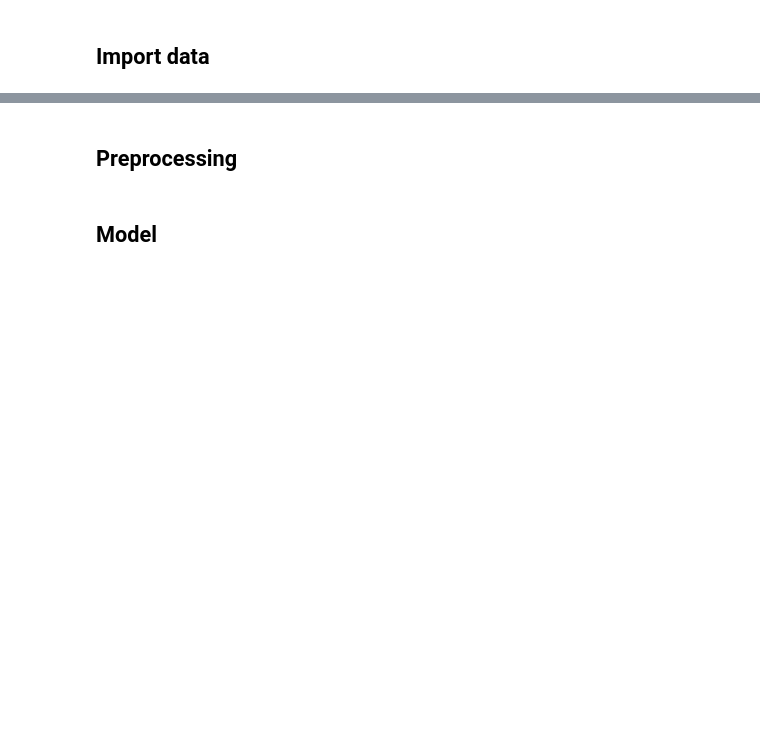
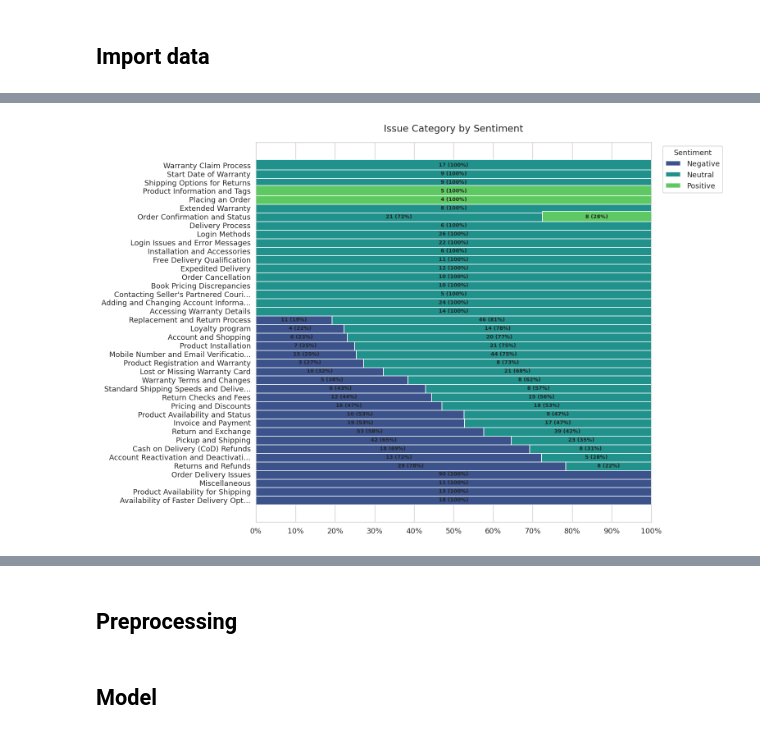
Before and after one commit to Ksksksksksksksks/di725_assignment1, a Jupyter notebook: sentiment-transformer.ipynb, the cells around one changed output, grey strips where cells are left out. Cells and saved outputs as stored; diff of their text form; code cells hidden in the pictures; blank space fills up the shorter version.

```diff
--- a/sentiment-transformer.ipynb
+++ b/sentiment-transformer.ipynb
@@ -81,0 +403,38 @@ test dataset sample:
+# %%
+feature = "issue_category"
+
+ct_counts = pd.crosstab(train_df[feature], train_df["customer_sentiment"])
+ct_props = ct_counts.div(ct_counts.sum(axis=1), axis=0)
+ct = ct_props.sort_values("negative", ascending=False)
+
+original_index = ct.index.copy()
+short_index = [shorten_label(idx, 35) for idx in ct.index]
+ct.index = short_index
+
+fig, ax = plt.subplots(figsize=(12, 8))
+
+bottom = np.zeros(len(ct))
+colors = [palette[s] for s in sentiment_order]
+
+for i, sentiment in enumerate(sentiment_order):
+    bars = ax.barh(ct.index, ct[sentiment].values, height = 1.2, left=bottom, color=colors[i],
+                   edgecolor='white', linewidth=0.9, label=sentiment.capitalize())
+
+    for j, (val, bar) in enumerate(zip(ct[sentiment].values, bars)):
+        if val > 0.02:
+            count = ct_counts.loc[original_index[j], sentiment]
+            ax.text(bottom[j] + val/2, j, f'{count} ({val:.0%})',
+                   ha='center', va='center', fontsize=7, fontweight='bold')
+
+    bottom += ct[sentiment].values
+
+ax.set_title(f'{feature.replace("_", " ").title()} by Sentiment', fontsize=13, pad=15)
+ax.set_xlim(0, 1)
+ax.xaxis.set_major_locator(plt.MultipleLocator(0.1))
+ax.xaxis.set_major_formatter(plt.FuncFormatter(lambda x, _: f'{x:.0%}'))
+ax.legend(title='Sentiment', bbox_to_anchor=(1.02, 1), loc='upper left')
+
+plt.tight_layout()
+plt.show()
+# %% [output]
+[figure, added]
```
Also changed, not shown: parts of 33 cells of this notebook.
